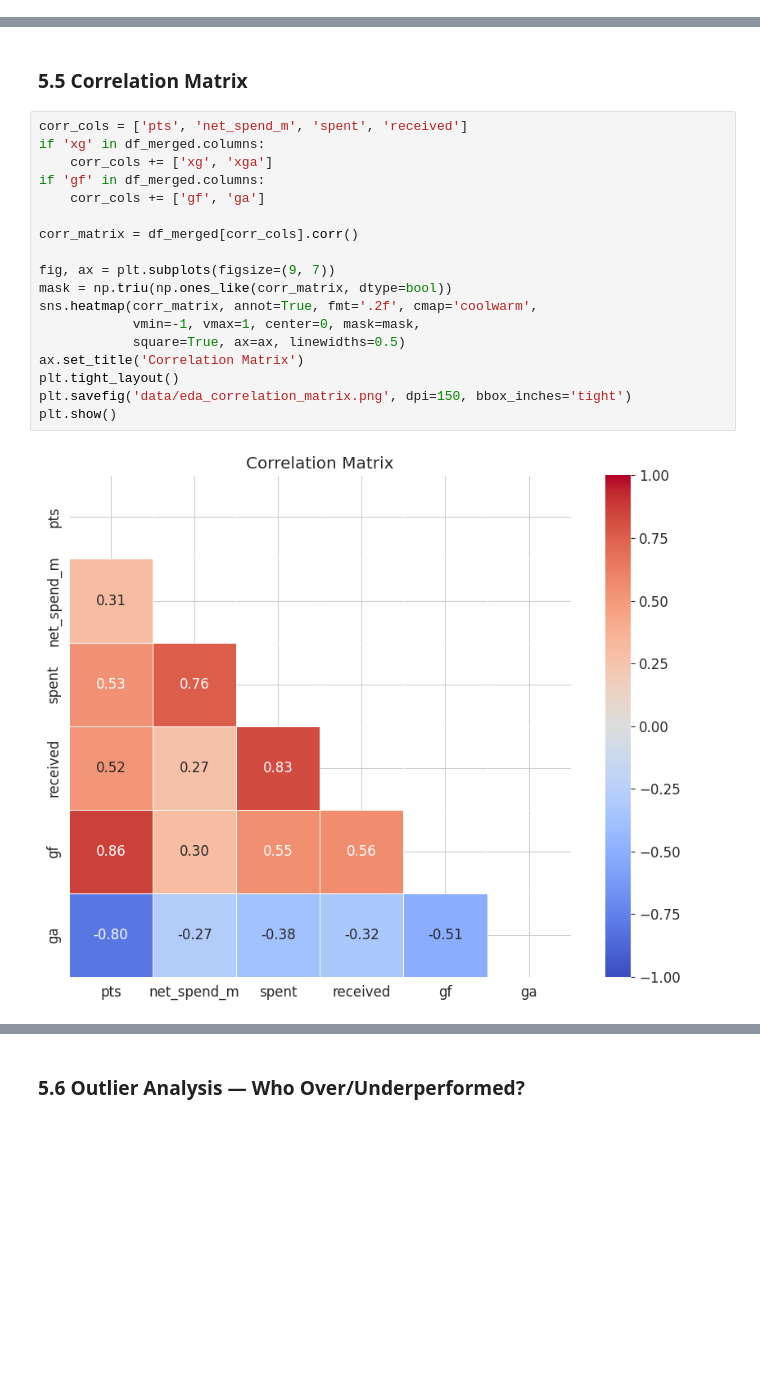
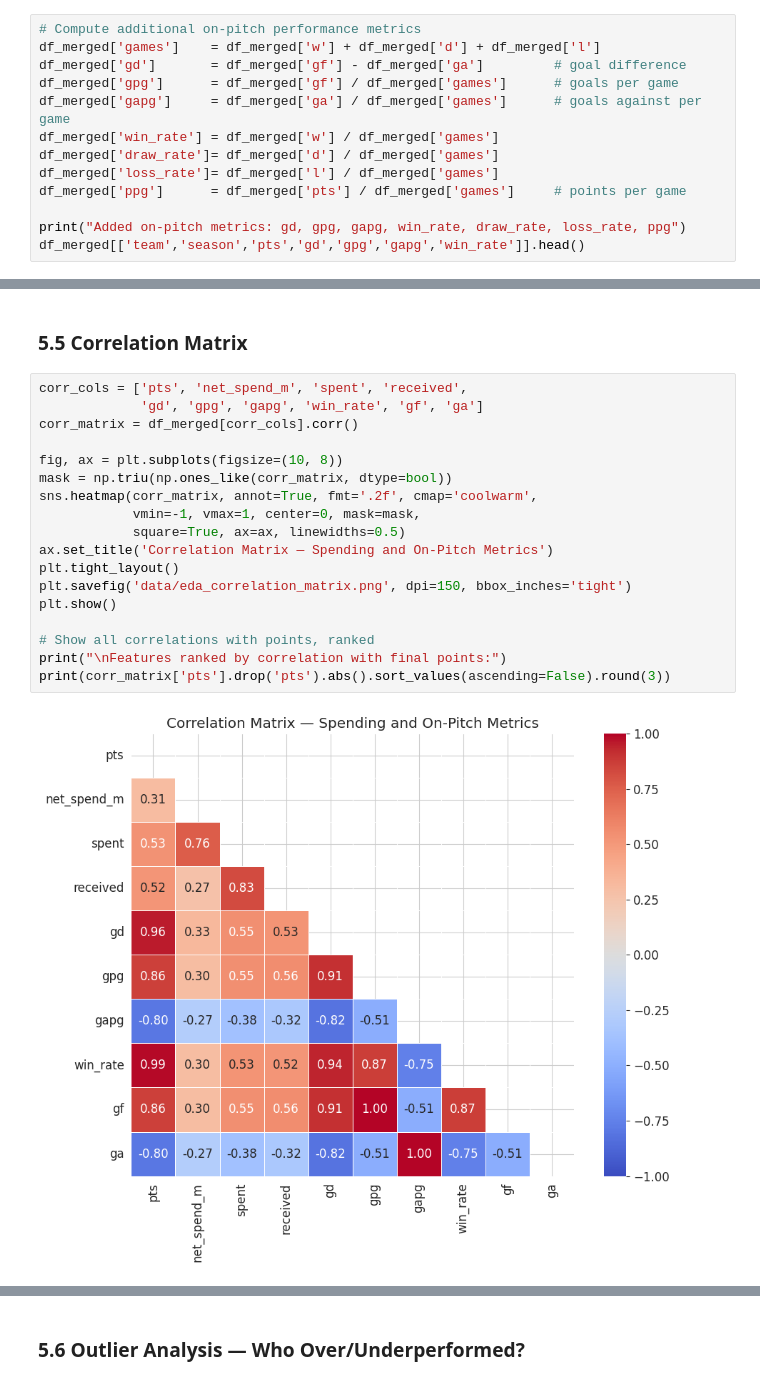
Before and after one commit to alpcetinalp/DSA210-Project, a Jupyter notebook: stage1_eda_hypothesis.ipynb, the cells around one changed output, grey strips where cells are left out. Saved outputs shown, nothing was run; the diff lists cells and outputs as text; blank space fills up the shorter version.

```diff
--- a/stage1_eda_hypothesis.ipynb
+++ b/stage1_eda_hypothesis.ipynb
@@ -406,3 +406,16 @@ df_merged.to_csv('data/la_liga_merged.csv', index=False)
 print("Saved to data/la_liga_merged.csv")
 # %% [output]
 Saved to data/la_liga_merged.csv
+# %%
+# Compute additional on-pitch performance metrics
+df_merged['games']    = df_merged['w'] + df_merged['d'] + df_merged['l']
+df_merged['gd']       = df_merged['gf'] - df_merged['ga']         # goal difference
+df_merged['gpg']      = df_merged['gf'] / df_merged['games']      # goals per game
+df_merged['gapg']     = df_merged['ga'] / df_merged['games']      # goals against per game
+df_merged['win_rate'] = df_merged['w'] / df_merged['games']
+df_merged['draw_rate']= df_merged['d'] / df_merged['games']
+df_merged['loss_rate']= df_merged['l'] / df_merged['games']
+df_merged['ppg']      = df_merged['pts'] / df_merged['games']     # points per game
+
+print("Added on-pitch metrics: gd, gpg, gapg, win_rate, draw_rate, loss_rate, ppg")
+df_merged[['team','season','pts','gd','gpg','gapg','win_rate']].head()
@@ -551,22 +572,22 @@ plt.show()
 # %% [markdown]
 ### 5.5 Correlation Matrix
 # %%
-corr_cols = ['pts', 'net_spend_m', 'spent', 'received']
-if 'xg' in df_merged.columns:
-    corr_cols += ['xg', 'xga']
-if 'gf' in df_merged.columns:
-    corr_cols += ['gf', 'ga']
-
+corr_cols = ['pts', 'net_spend_m', 'spent', 'received',
+             'gd', 'gpg', 'gapg', 'win_rate', 'gf', 'ga']
 corr_matrix = df_merged[corr_cols].corr()
 
-fig, ax = plt.subplots(figsize=(9, 7))
+fig, ax = plt.subplots(figsize=(10, 8))
 mask = np.triu(np.ones_like(corr_matrix, dtype=bool))
 sns.heatmap(corr_matrix, annot=True, fmt='.2f', cmap='coolwarm',
             vmin=-1, vmax=1, center=0, mask=mask,
             square=True, ax=ax, linewidths=0.5)
-ax.set_title('Correlation Matrix')
+ax.set_title('Correlation Matrix — Spending and On-Pitch Metrics')
 plt.tight_layout()
 plt.savefig('data/eda_correlation_matrix.png', dpi=150, bbox_inches='tight')
 plt.show()
+
+# Show all correlations with points, ranked
+print("\nFeatures ranked by correlation with final points:")
+print(corr_matrix['pts'].drop('pts').abs().sort_values(ascending=False).round(3))
 # %% [output]
-[figure, old version]
+[figure, new version]
```
Also changed, not shown: parts of 4 cells of this notebook.
